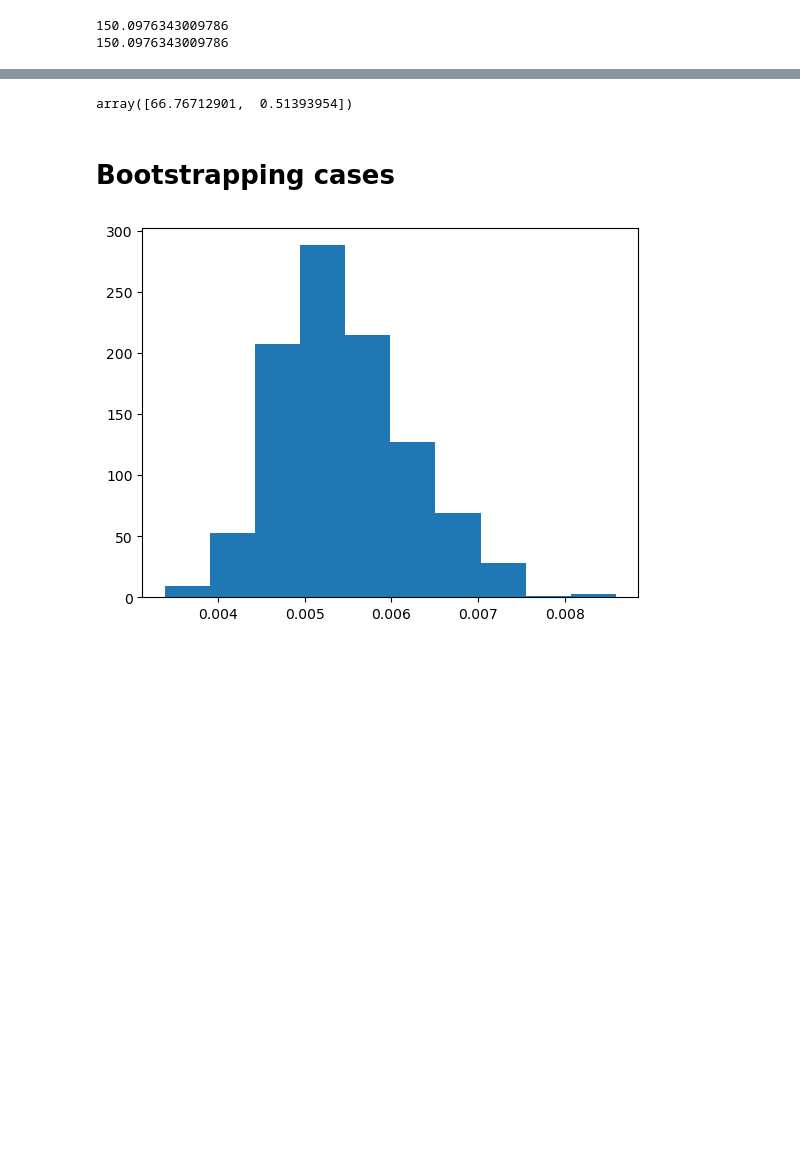
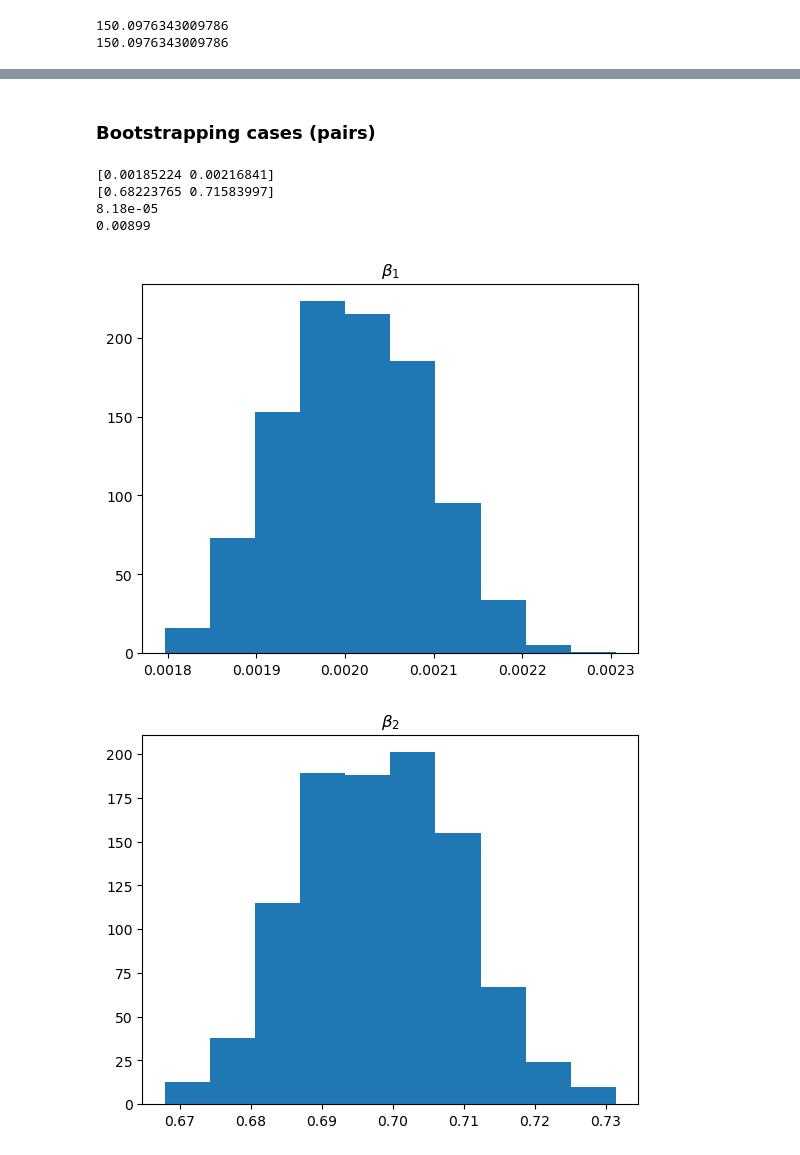
Before and after one commit to johnmagj/STK4051_coursework, a Jupyter notebook: Week_6/ex9_4.ipynb, the cells around one changed output, grey strips where cells are left out. Cells and saved outputs as stored; diff of their text form; code cells hidden in the pictures; blank space fills up the shorter version.

```diff
--- a/Week_6/ex9_4.ipynb
+++ b/Week_6/ex9_4.ipynb
@@ -127,19 +153,47 @@ for i in range(n_bootstraps):
-# %%
-np.mean(bootstraps_betas, axis=0)
-# %% [output]
-array([66.76712901,  0.51393954])
 # %% [markdown]
-# Bootstrapping cases
+### Bootstrapping cases (pairs)
 # %%
 n_bootstraps = 1000
-n_samples_per_bootstrap = len(S)
-bootstraps = np.zeros([n_bootstraps, n_samples_per_bootstrap])
+s_r_pairs = np.concatenate((s, r), axis=1)
+
+# Don't need to store bootstrap array, only array of the betas
+
+stored_betas = np.zeros([n_bootstraps, 2])
 
 for i in range(n_bootstraps):
-    bootstraps[i,:] = rng.choice(s, size=n_samples_per_bootstrap, replace=True).reshape(1,-1)
+    bootstrap_pairs = rng.choice(s_r_pairs, size=n_samples_per_bootstrap, replace=True)
+    bsample_s = bootstrap_pairs[:,0].reshape(-1,1)
+    bsample_r = bootstrap_pairs[:,1].reshape(-1,1)
+    model = LinearRegression(fit_intercept=True).fit(X=bsample_s, y=bsample_r)
+    stored_betas[i,0] = model.intercept_.item()
+    stored_betas[i,1] = model.coef_.item()
+
+stored_beta1s = stored_betas[:,0]
+stored_beta2s = stored_betas[:,1]
+
+cases_confidence_interval95_beta1 = np.percentile(stored_beta1s, [2.5, 97.5])
+cases_confidence_interval95_beta2 = np.percentile(stored_beta2s, [2.5, 97.5])
+
+print(cases_confidence_interval95_beta1)
+print(cases_confidence_interval95_beta2)
+
+cases_beta1_se = np.std(stored_beta1s)
+cases_beta2_se = np.std(stored_beta2s)
+
+print(f"{cases_beta1_se:.3g}")
+print(f"{cases_beta2_se:.3g}")
+
+plt.hist(bootstraps_betas[:,0])
+plt.title(r"$\beta_1$")
+plt.show()
+
+plt.hist(bootstraps_betas[:,1])
+plt.title(r"$\beta_2$")
+plt.show()
+# %% [output]
+[0.00185224 0.00216841]
+[0.68223765 0.71583997]
+8.18e-05
+0.00899
+[figure, added]
+[figure, added]
-# %%
-mean_bootstraps = np.mean(bootstraps, axis=1)
-plt.hist(mean_bootstraps)
-plt.show()
-# %% [output]
-[figure, removed]
```
Also changed, not shown: parts of 8 cells of this notebook.
